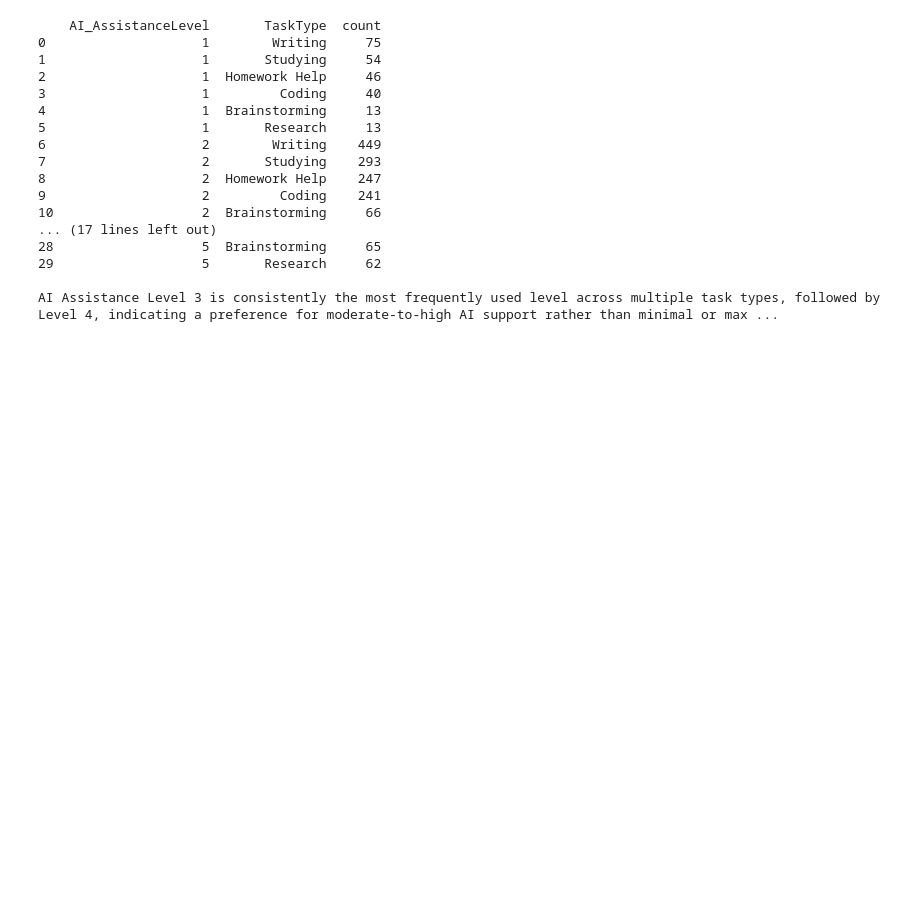
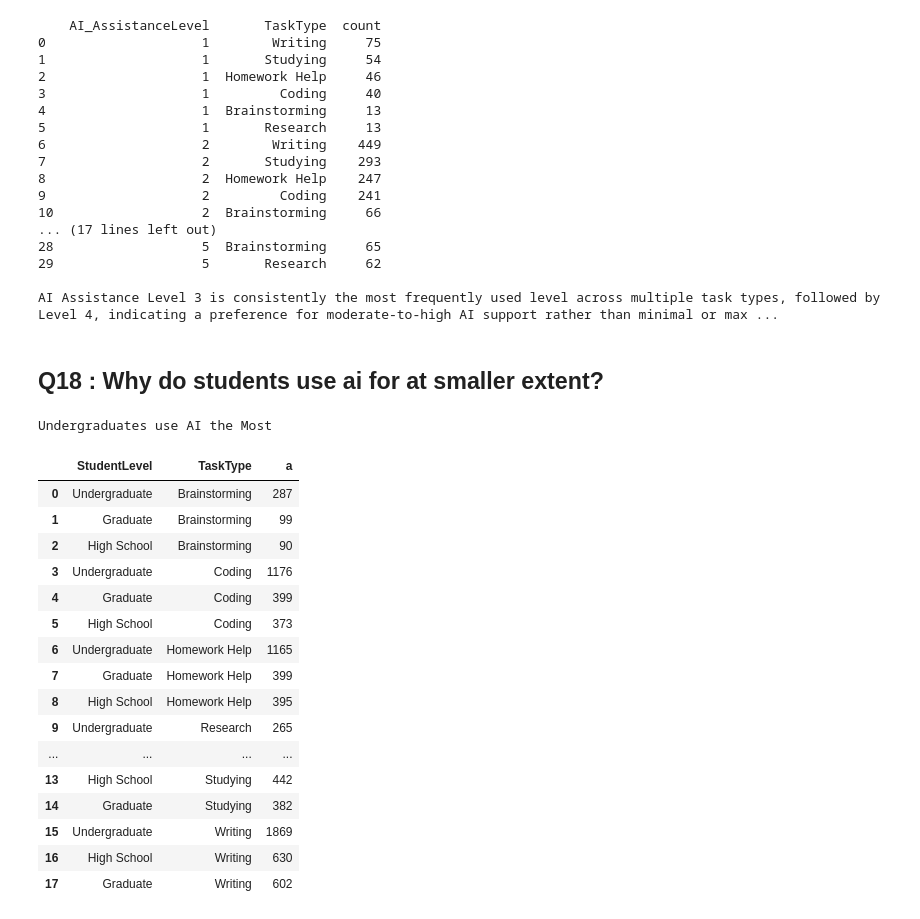
Before and after one commit to Vansh7206/AI_in_StudentLife, a Jupyter notebook: notebooks/Sql_AI_Student (1).ipynb, the cells around one changed output. Saved outputs shown, nothing was run; the diff lists cells and outputs as text; code cells hidden in the pictures; blank space fills up the shorter version.

```diff
--- a/notebooks/Sql_AI_Student.ipynb
+++ b/notebooks/Sql_AI_Student (1).ipynb
@@ -369,3 +369,33 @@ print('AI Assistance Level 3 is consistently the most frequently used level acro
 29                   5       Research     62
 
 AI Assistance Level 3 is consistently the most frequently used level across multiple task types, followed by Level 4, indicating a preference for moderate-to-high AI support rather than minimal or max ...
+# %% [markdown]
+## Q18 : Why do students use ai for at smaller extent?
+# %%
+query = """
+SELECT "StudentLevel","TaskType", count(*) as a
+from ai_sessions
+group by "StudentLevel","TaskType"
+order by "TaskType",a desc;
+"""
+print('Undergraduates use AI the Most')
+pd.read_sql(query,engine)
+# %% [output]
+Undergraduates use AI the Most
+|  | StudentLevel | TaskType | a |
+| 0 | Undergraduate | Brainstorming | 287 |
+| 1 | Graduate | Brainstorming | 99 |
+| 2 | High School | Brainstorming | 90 |
+| 3 | Undergraduate | Coding | 1176 |
+| 4 | Graduate | Coding | 399 |
+| 5 | High School | Coding | 373 |
+| 6 | Undergraduate | Homework Help | 1165 |
+| 7 | Graduate | Homework Help | 399 |
+| 8 | High School | Homework Help | 395 |
+| 9 | Undergraduate | Research | 265 |
+| ... | ... | ... | ... |
+| 13 | High School | Studying | 442 |
+| 14 | Graduate | Studying | 382 |
+| 15 | Undergraduate | Writing | 1869 |
+| 16 | High School | Writing | 630 |
+| 17 | Graduate | Writing | 602 |
```
Also changed, not shown: parts of 17 cells of this notebook.
